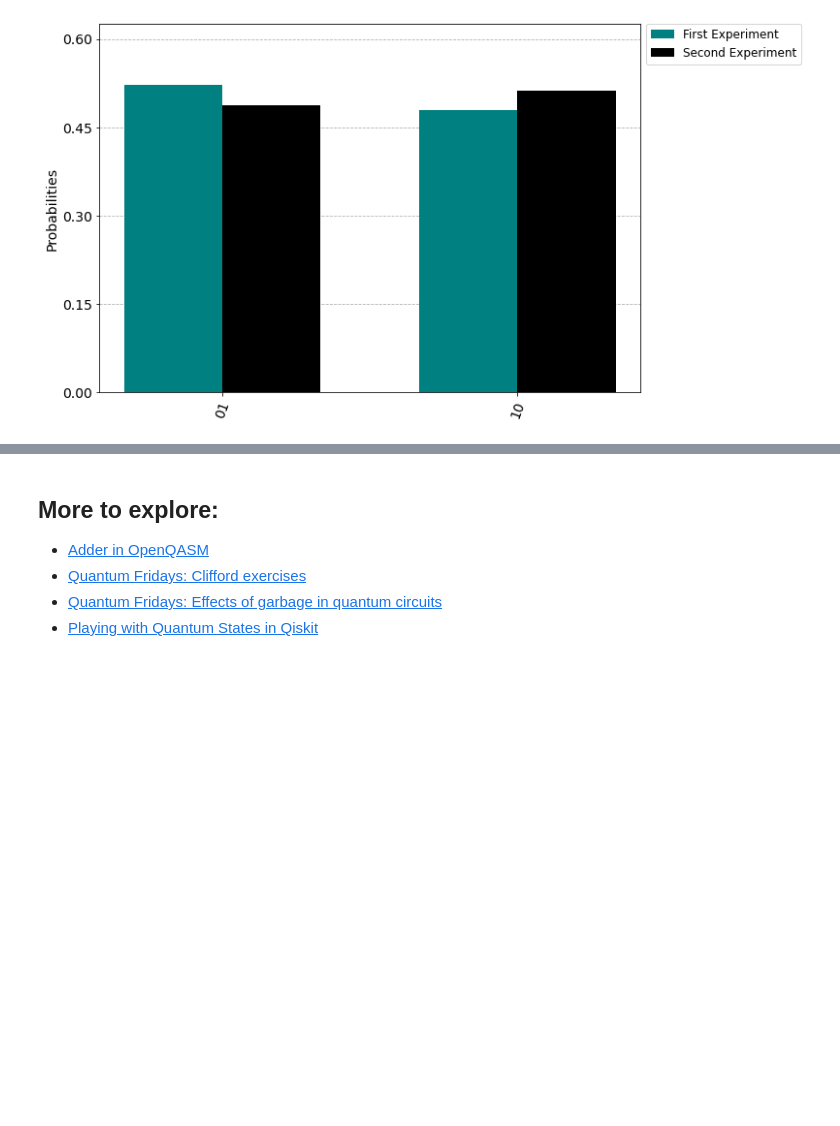
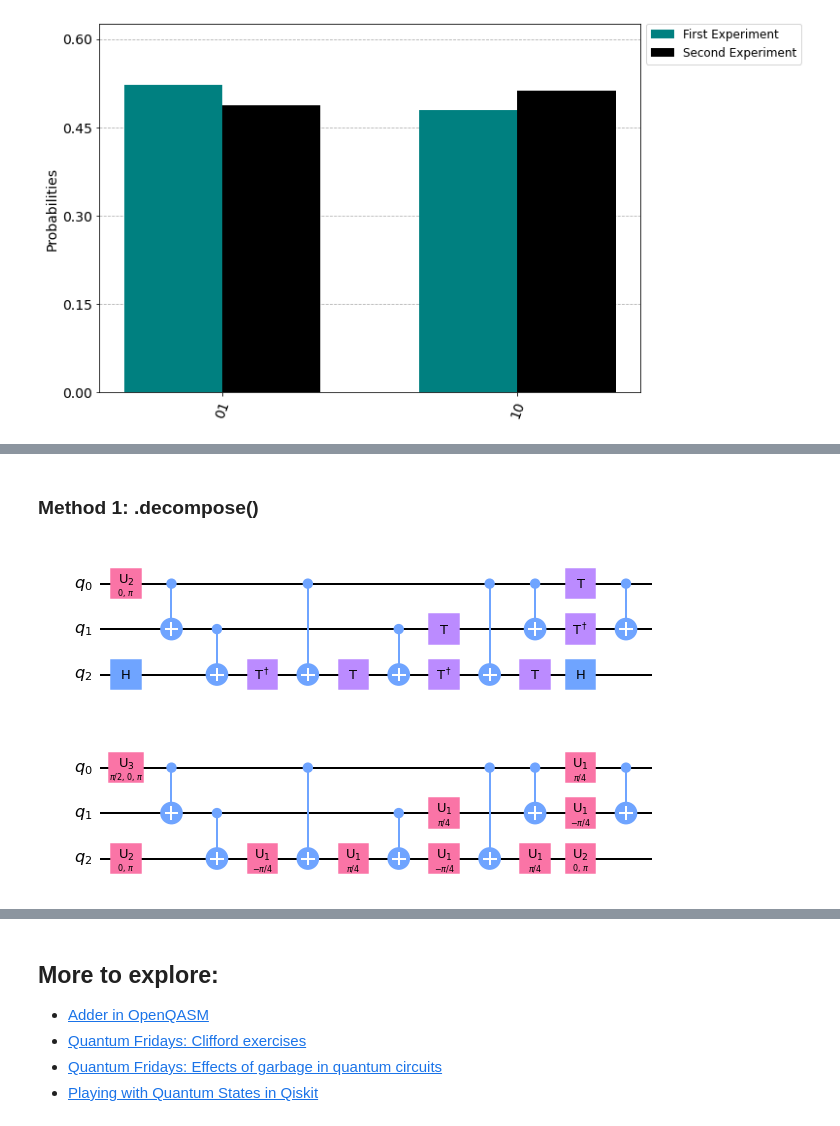
Before and after one commit to quantum-kittens/quantum-computing-basics, a Jupyter notebook: Qiskit_Reference_Guides/Playing_with_Quantum_Circuits_in_Qiskit.ipynb, the cells around one changed output, grey strips where cells are left out. Drawn from its saved outputs; the diff is of its cells as text; code cells hidden in the pictures; blank space fills up the shorter version.

```diff
--- a/Qiskit_Reference_Guides/Playing_with_Quantum_Circuits_in_Qiskit.ipynb
+++ b/Qiskit_Reference_Guides/Playing_with_Quantum_Circuits_in_Qiskit.ipynb
@@ -328,0 +344,8 @@ plot_histogram([counts, counts_2], legend = legend, color = ['teal', 'black'], f
+# %% [markdown]
+### Method 1: .decompose()
+# %%
+display(qc_ghz.decompose().draw('mpl')) #decompose one level down
+display(qc_ghz.decompose().decompose().draw('mpl')) #decompose two levels down
+# %% [output]
+[figure, added]
+[figure, added]
```
Also changed, not shown: parts of 12 cells of this notebook.
